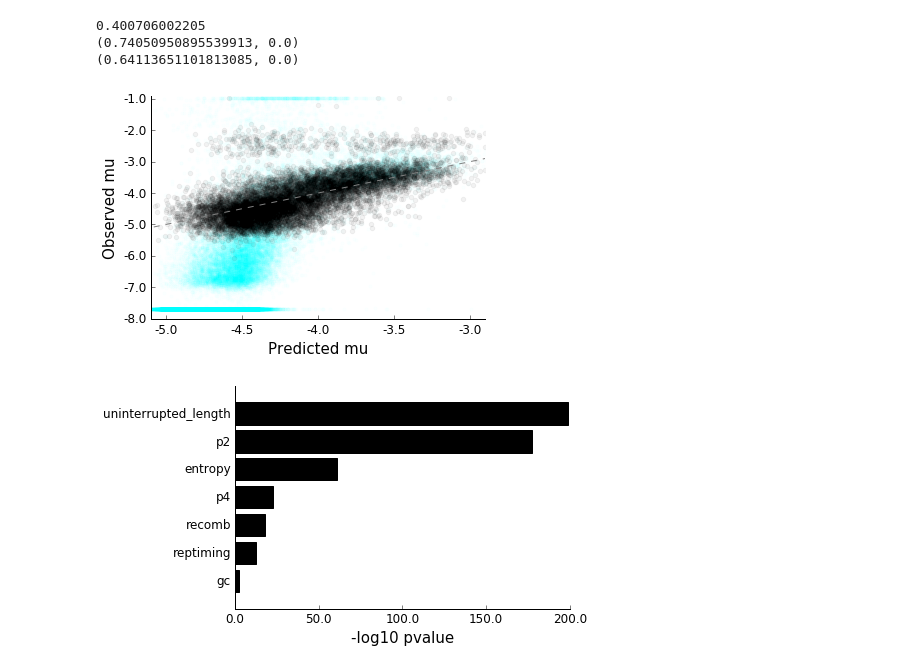
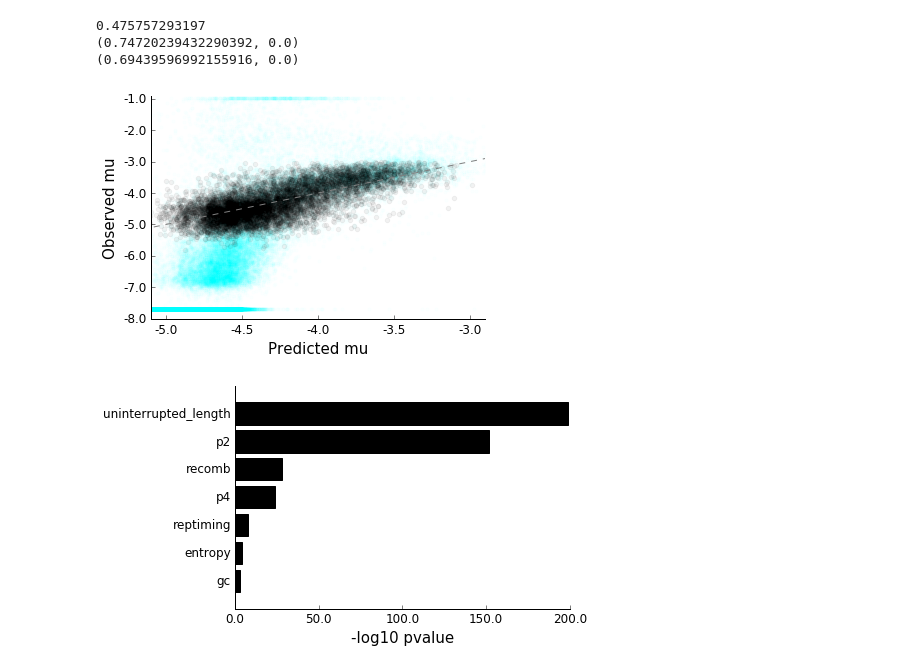
Before and after one commit to gymreklab/mutea-autosomal, a Jupyter notebook: analyses/constraint/BuildConstraintModel.ipynb, the cells around one changed output. Drawn from its saved outputs; the diff is of its cells as text; code cells hidden in the pictures.

```diff
--- a/analyses/constraint/BuildConstraintModel.ipynb
+++ b/analyses/constraint/BuildConstraintModel.ipynb
@@ -1,6 +1,9 @@
 # %%
 %pylab inline
 %run ../../figures/params.py
+
+import matplotlib as mpl
+mpl.rcParams['pdf.fonttype'] = 42
 
 import pandas as pd
 import os
@@ -9,6 +12,7 @@ import sklearn.cross_validation as xval
 from scipy.stats import pearsonr
 import statsmodels.api as sm
 from statsmodels.sandbox.regression.predstd import wls_prediction_std
+import scipy.stats
 
 features = ['uninterrupted_length', 'gc', 'recomb', 'reptiming','p2', 'p4','entropy']
 # %% [output]
@@ -24,8 +28,8 @@ with open("params.sh", "r") as f:
         key, val = line.strip().split("=")
         params[key] = val
 # %%
-#params["BASEDIR"] = "~/Downloads"# TODO remove
-#params["PREDFILE"] = os.path.join("/Users/gymrek/Downloads/", "constraint","autosomal_perlocus_estimates.bed")
+params["BASEDIR"] = "~/Downloads"# TODO remove
+params["PREDFILE"] = os.path.join("/Users/gymrek/Downloads/", "constraint","autosomal_perlocus_estimates.bed")
 # %%
 datafile = os.path.join(params["BASEDIR"], "constraint","autosomal_perlocus_train_intergenic.bed.gz")
 dataset = pd.read_csv(datafile, sep="\t").drop_duplicates()
@@ -53,6 +57,7 @@ def CenterData(data):
 def SetFilter(df):
     df["filter"] = False
     df.ix[(df["ml_mu_stderr_adj"]<=0) | (df["ml_mu_stderr_adj"]>=0.10), "filter"] = True
+    df.ix[(df["ml_mu"])>-3, "filter"] = True # I don't believe most of these
 # %%
 ##################
 # Linear Regression
@@ -83,39 +88,39 @@ y_colors = test_filter.apply(lambda x: [keepcolor, filtercolor][int(x)])
 train_X = train_X[~train_filter]
 train_y = train_y[~train_filter]
 train_weights = train_weights[~train_filter]
 
 # Build linear regression model
 train_X_sm = sm.add_constant(train_X)
-model = sm.WLS(train_y, train_X_sm, weights=train_weights)
+model = sm.OLS(train_y, train_X_sm)
 smols = model.fit()
 pred_y = smols.predict(sm.add_constant(test_X))
 
 # Plot
 fig = plt.figure()
 ax = fig.add_subplot(111)
 ax.scatter(pred_y[y_colors.values==filtercolor], test_y[y_colors.values==filtercolor], alpha=0.01, color=filtercolor, s=10)
 ax.scatter(pred_y[y_colors.values==keepcolor], test_y[y_colors.values==keepcolor], alpha=0.05, color=keepcolor)
 plt.plot([-7, -2],[-7,-2], color="gray", linestyle="dashed")
 ax.set_xlim(left=-5.1, right=-2.9)
 ax.set_ylim(bottom=-8, top=-0.9)
 ax.spines['right'].set_visible(False)
 ax.spines['top'].set_visible(False)
 ax.yaxis.set_ticks_position('left')
 ax.xaxis.set_ticks_position('bottom')
 ax.set_xlabel("Predicted mu", size=15)
 ax.set_ylabel("Observed mu", size=15)
 ax.set_xticklabels(ax.get_xticks(), size=12)
 ax.set_yticklabels(ax.get_yticks(), size=12)
-fig.savefig(os.path.join("../../figures/", PLOTDIR, "Figure3_modeleval.pdf"))
+fig.savefig(os.path.join("../../figures/", PLOTDIR, "Figure3_modeleval.png"))
 
 print smols.rsquared_adj
 print pearsonr(pred_y, test_y)
 print pearsonr(pred_y[~test_filter.values], test_y[~test_filter.values])
 # %% [output]
-0.400706002205
-(0.74050950895539913, 0.0)
-(0.64113651101813085, 0.0)
+0.475757293197
+(0.74720239432290392, 0.0)
+(0.69439596992155916, 0.0)
-[figure, old version]
+[figure, new version]
 # %%
 mparams = pd.DataFrame({"feature": smols.params.index, "coeff": smols.params, "pval": smols.pvalues})
 mparams["log10p"] = -1*np.log10(mparams["pval"]+10e-200)
@@ -136,7 +141,7 @@ ax.set_xticklabels(ax.get_xticks(), size=12)
 ax.set_yticklabels(ax.get_yticklabels(), size=12);
 fig.savefig(os.path.join("../../figures/", PLOTDIR, "Figure3_modelparams.pdf"))
 # %% [output]
-[figure, old version]
+[figure, new version]
 # %%
 ##################
 # Predict
```
Also changed, not shown: parts of 3 cells of this notebook, 2 other files.
